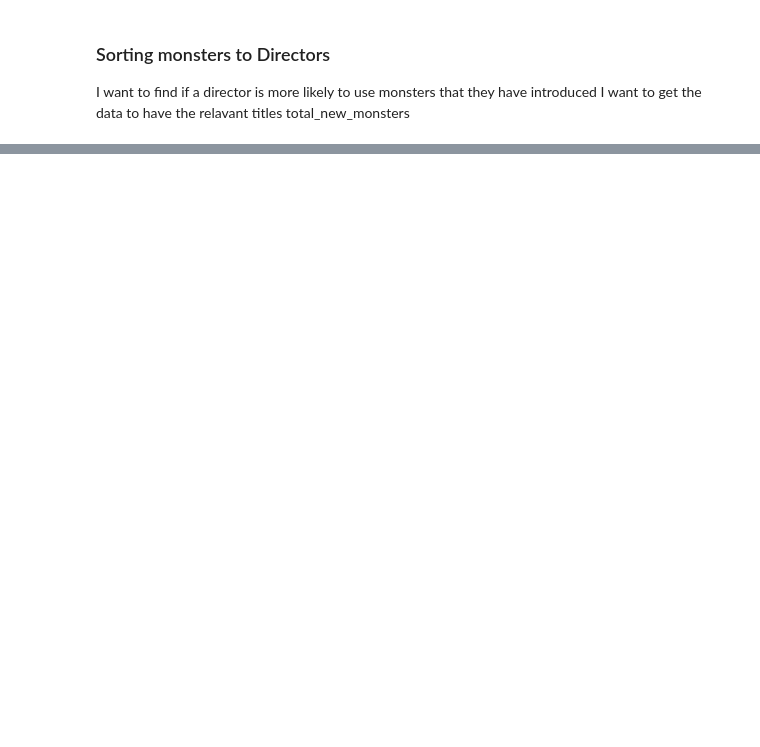
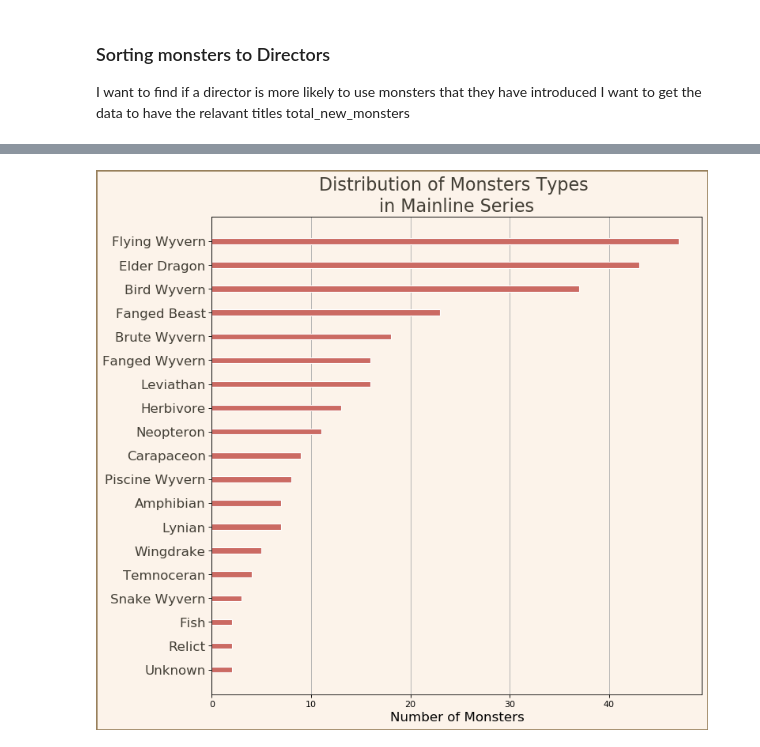
Before and after one commit to Piercson/Monster-Hunter-Data, a Jupyter notebook: MonsterHunter.ipynb, the cells around one changed output, grey strips where cells are left out. Drawn from its saved outputs; the diff is of its cells as text; code cells hidden in the pictures; blank space fills up the shorter version.

```diff
--- a/MonsterHunter.ipynb
+++ b/MonsterHunter.ipynb
@@ -298,0 +197,3 @@ fig.savefig('Figures/directors_monsters.png',
+# %%
+monster_type_data,monster_type_intro_date = analysis.get_types_df(monster_hunter_data)
+monster_type_intro_date
@@ -298,0 +218,4 @@ fig.savefig('Figures/directors_monsters.png',
+# %%
+figures.make_type_figure(monster_type_data)
+# %% [output]
+[figure, added]
```
Also changed, not shown: parts of 17 cells of this notebook, 5 other files.
